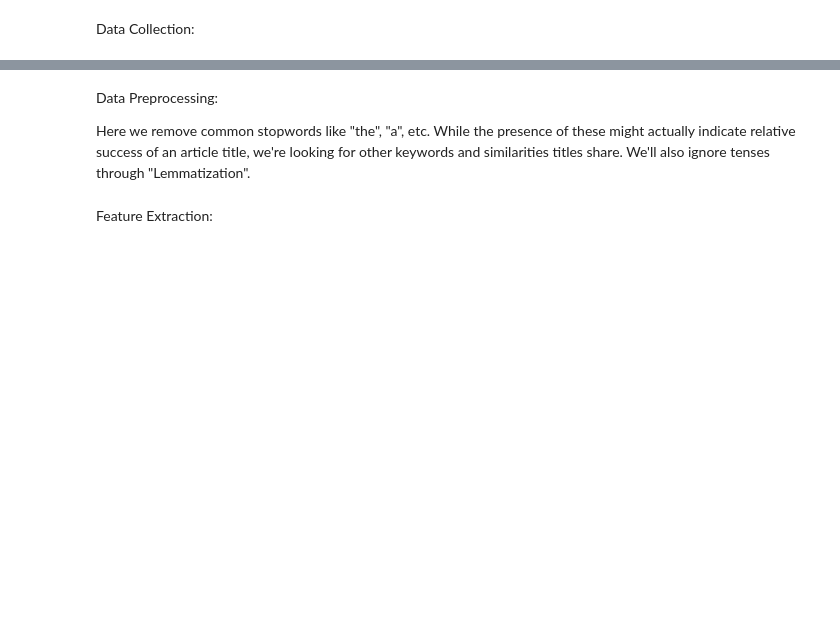
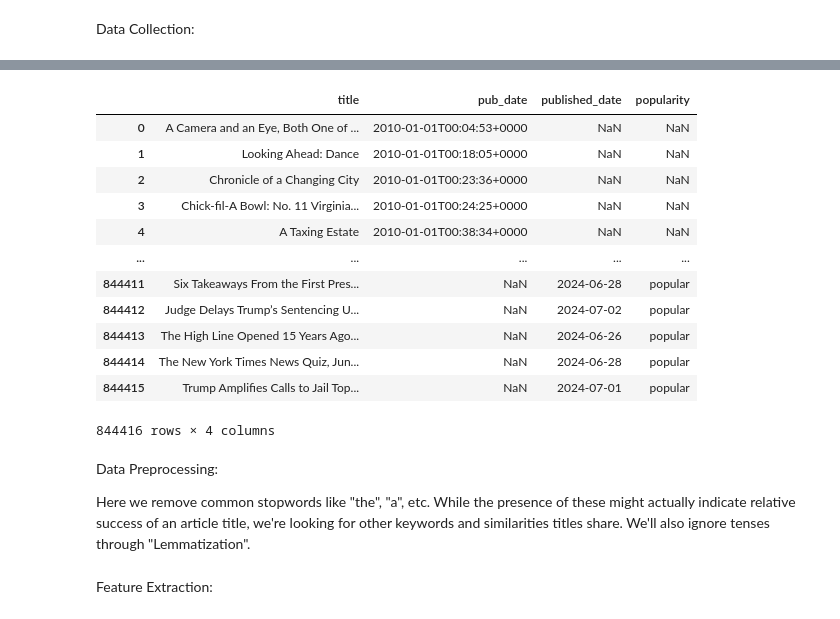
Before and after one commit to 8kevin24/articleTitleProject, a Jupyter notebook: project1.ipynb, the cells around one changed output, grey strips where cells are left out. Drawn from its saved outputs; the diff is of its cells as text; code cells hidden in the pictures; blank space fills up the shorter version.

```diff
--- a/project1.ipynb
+++ b/project1.ipynb
@@ -50,0 +140,11 @@ data = pd.read_csv('guardian_titles.csv')
+# %%
+import pandas as pd
+
+nyt_articles = pd.read_csv('nyt_articles_2010_2020.csv')
+nyt_popular_articles = pd.read_csv('nyt_popular_articles_2010_2020.csv')
+
+
+nyt_popular_articles['popularity'] = 'popular'
+
+merged_df = pd.merge(nyt_articles, nyt_popular_articles[['title', 'popularity']], on='title', how='left')
+merged_df
@@ -51,3 +180,20 @@ data = pd.read_csv('guardian_titles.csv')
+# %%
+combined_df = pd.concat([nyt_articles, nyt_popular_articles], ignore_index=True)
+combined_df
+# %% [output]
+|  | title | pub_date | published_date | popularity |
+| 0 | A Camera and an Eye, Both One of ... | 2010-01-01T00:04:53+0000 | NaN | NaN |
+| 1 | Looking Ahead: Dance | 2010-01-01T00:18:05+0000 | NaN | NaN |
+| 2 | Chronicle of a Changing City | 2010-01-01T00:23:36+0000 | NaN | NaN |
+| 3 | Chick-fil-A Bowl: No. 11 Virginia... | 2010-01-01T00:24:25+0000 | NaN | NaN |
+| 4 | A Taxing Estate | 2010-01-01T00:38:34+0000 | NaN | NaN |
+| ... | ... | ... | ... | ... |
+| 844411 | Six Takeaways From the First Pres... | NaN | 2024-06-28 | popular |
+| 844412 | Judge Delays Trump’s Sentencing U... | NaN | 2024-07-02 | popular |
+| 844413 | The High Line Opened 15 Years Ago... | NaN | 2024-06-26 | popular |
+| 844414 | The New York Times News Quiz, Jun... | NaN | 2024-06-28 | popular |
+| 844415 | Trump Amplifies Calls to Jail Top... | NaN | 2024-07-01 | popular |
+844416 rows × 4 columns
 # %% [markdown]
 Data Preprocessing:
 
```
Also changed, not shown: parts of 9 cells of this notebook, 4 other files.
